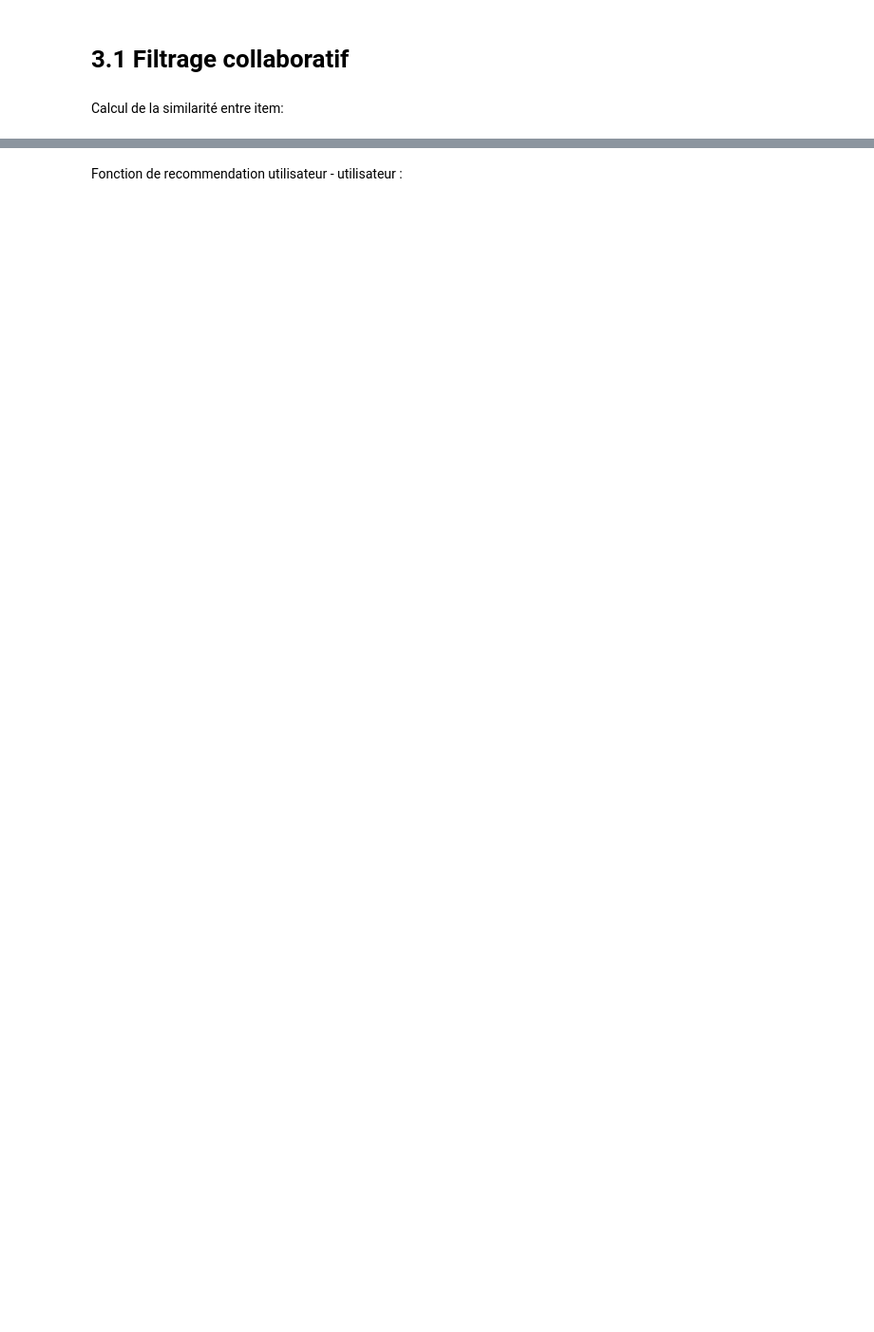
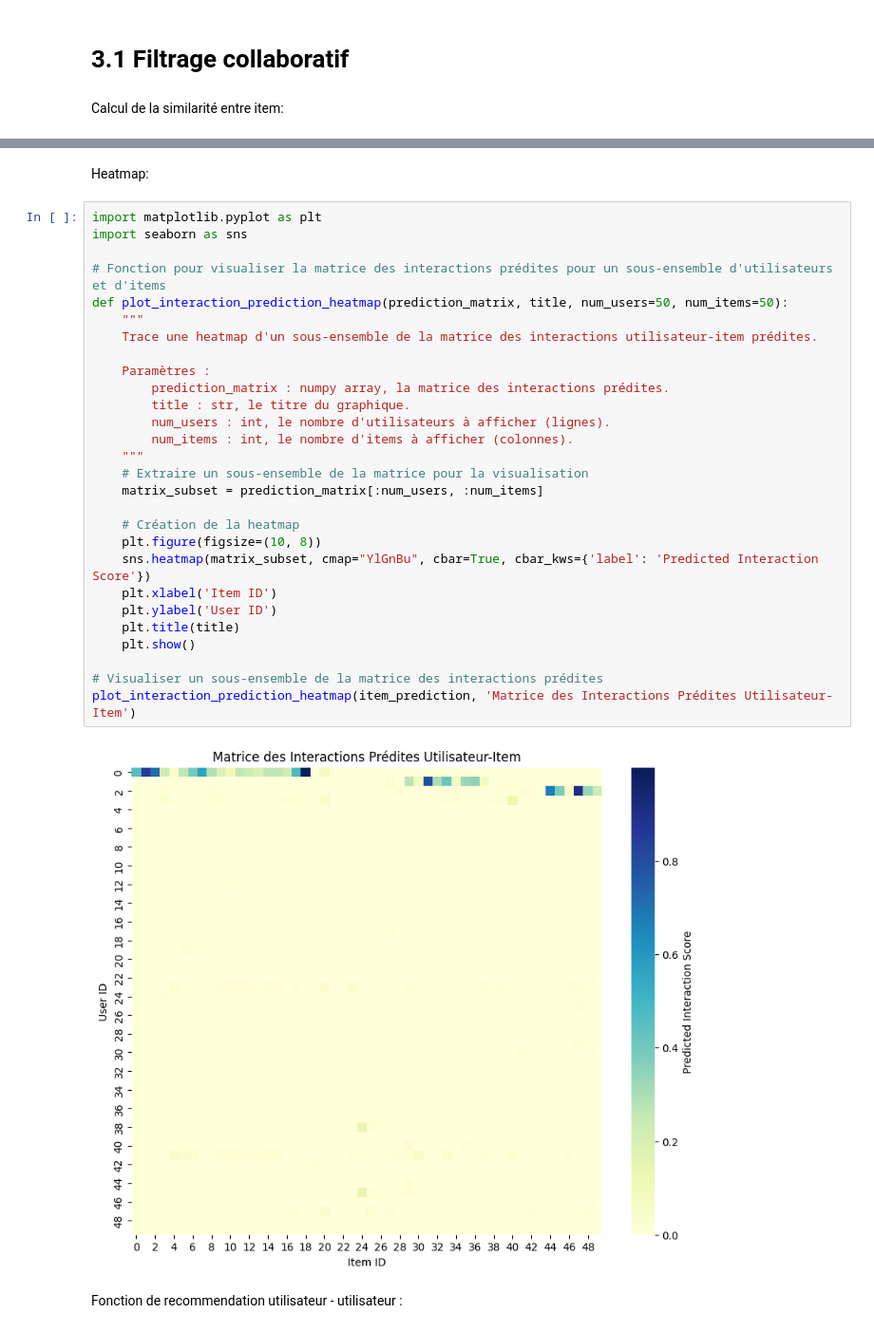
Before and after one commit to leoniedyt/Project-DSML, a Jupyter notebook: project.ipynb, the cells around one changed output, grey strips where cells are left out. Shown at 95% size. Saved outputs shown, nothing was run; the diff lists cells and outputs as text; blank space fills up the shorter version.

```diff
--- a/project.ipynb
+++ b/project.ipynb
@@ -521,3 +597,35 @@ Items recommandés pour l'utilisateur 0: [1257, 8435, 8928, 8934, 8943, 8931, 89
+# %% [markdown]
+Heatmap:
+# %%
+import matplotlib.pyplot as plt
+import seaborn as sns
+
+# Fonction pour visualiser la matrice des interactions prédites pour un sous-ensemble d'utilisateurs et d'items
+def plot_interaction_prediction_heatmap(prediction_matrix, title, num_users=50, num_items=50):
+    """
+    Trace une heatmap d'un sous-ensemble de la matrice des interactions utilisateur-item prédites.
+
+    Paramètres :
+        prediction_matrix : numpy array, la matrice des interactions prédites.
+        title : str, le titre du graphique.
+        num_users : int, le nombre d'utilisateurs à afficher (lignes).
+        num_items : int, le nombre d'items à afficher (colonnes).
+    """
+    # Extraire un sous-ensemble de la matrice pour la visualisation
+    matrix_subset = prediction_matrix[:num_users, :num_items]
+
+    # Création de la heatmap
+    plt.figure(figsize=(10, 8))
+    sns.heatmap(matrix_subset, cmap="YlGnBu", cbar=True, cbar_kws={'label': 'Predicted Interaction Score'})
+    plt.xlabel('Item ID')
+    plt.ylabel('User ID')
+    plt.title(title)
+    plt.show()
+
+# Visualiser un sous-ensemble de la matrice des interactions prédites
+plot_interaction_prediction_heatmap(item_prediction, 'Matrice des Interactions Prédites Utilisateur-Item')
+# %% [output]
+[figure, added]
 # %% [markdown]
 Fonction de recommendation utilisateur - utilisateur :
 # %%
```
Also changed, not shown: parts of 24 cells of this notebook.
